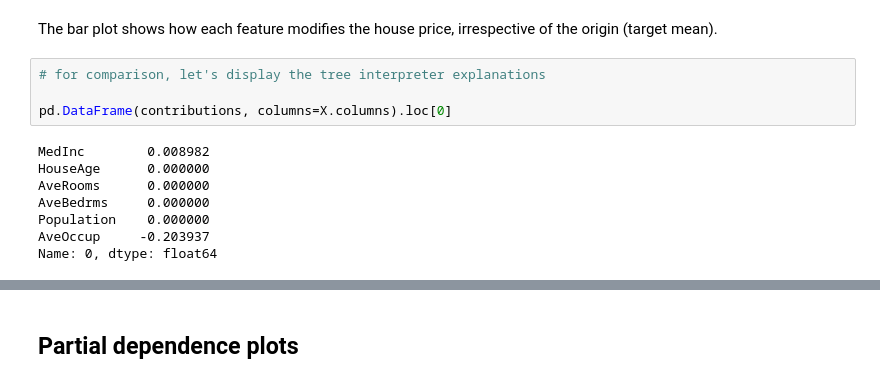
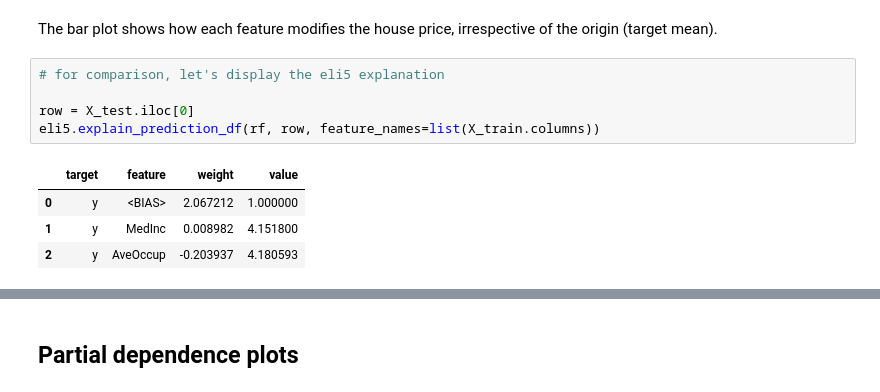
Before and after one commit to solegalli/machine-learning-interpretability, a Jupyter notebook: 15-shap/02-SHAP-exact-explainer.ipynb, the cells around one changed output, grey strips where cells are left out. Drawn from its saved outputs; the diff is of its cells as text.

```diff
--- a/15-shap/02-SHAP-exact-explainer.ipynb
+++ b/15-shap/02-SHAP-exact-explainer.ipynb
@@ -201,17 +205,15 @@ shap.plots.bar(shap_values[0], max_display=14)
 # %% [markdown]
 The bar plot shows how each feature modifies the house price, irrespective of the origin (target mean).
 # %%
-# for comparison, let's display the tree interpreter explanations
+# for comparison, let's display the eli5 explanation
 
-pd.DataFrame(contributions, columns=X.columns).loc[0]
+row = X_test.iloc[0]
+eli5.explain_prediction_df(rf, row, feature_names=list(X_train.columns))
 # %% [output]
-MedInc        0.008982
-HouseAge      0.000000
-AveRooms      0.000000
-AveBedrms     0.000000
-Population    0.000000
-AveOccup     -0.203937
-Name: 0, dtype: float64
+|  | target | feature | weight | value |
+| 0 | y | <BIAS> | 2.067212 | 1.000000 |
+| 1 | y | MedInc | 0.008982 | 4.151800 |
+| 2 | y | AveOccup | -0.203937 | 4.180593 |
 # %%
 shap.plots.waterfall(shap_values[1], max_display=14)
 # %% [output]
```
Also changed, not shown: parts of 21 cells of this notebook, 4 other files.
